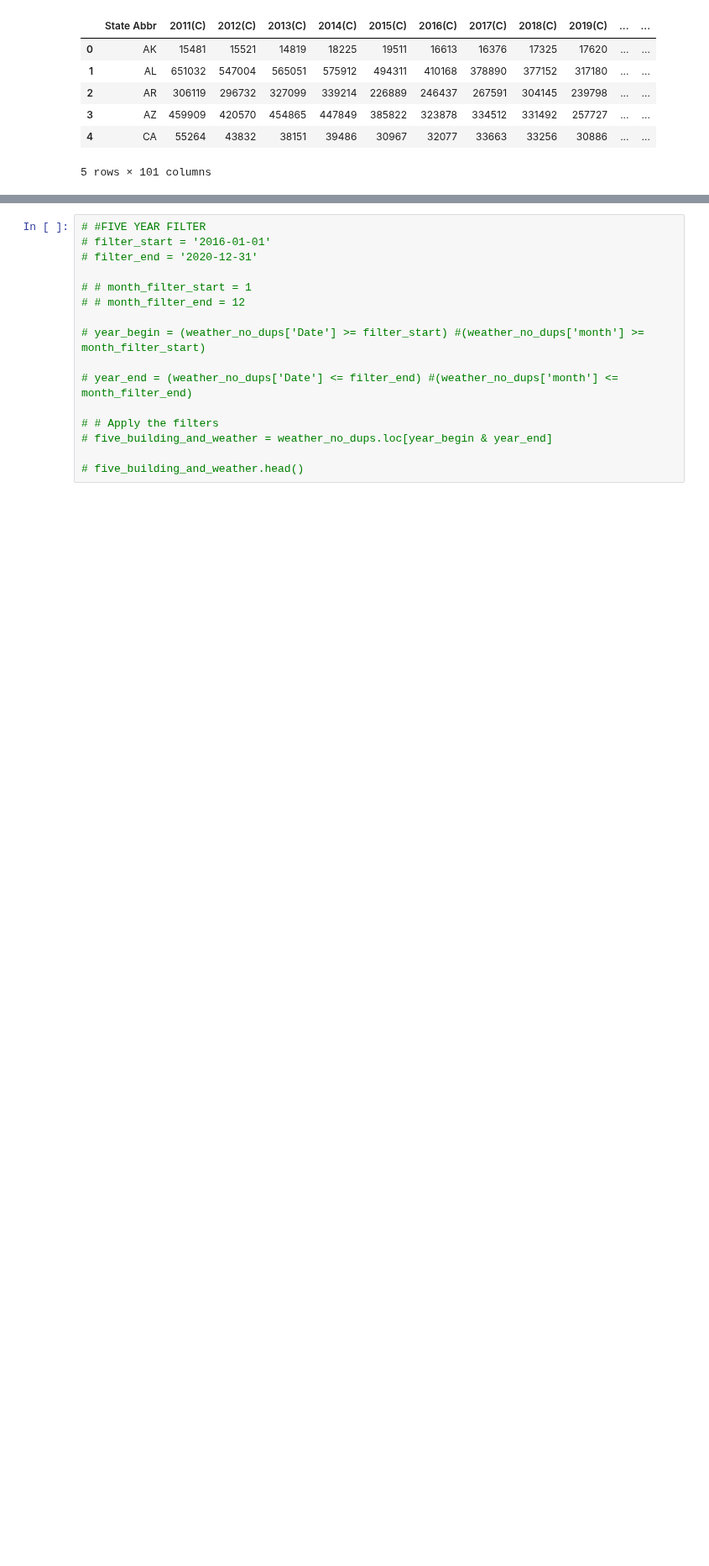
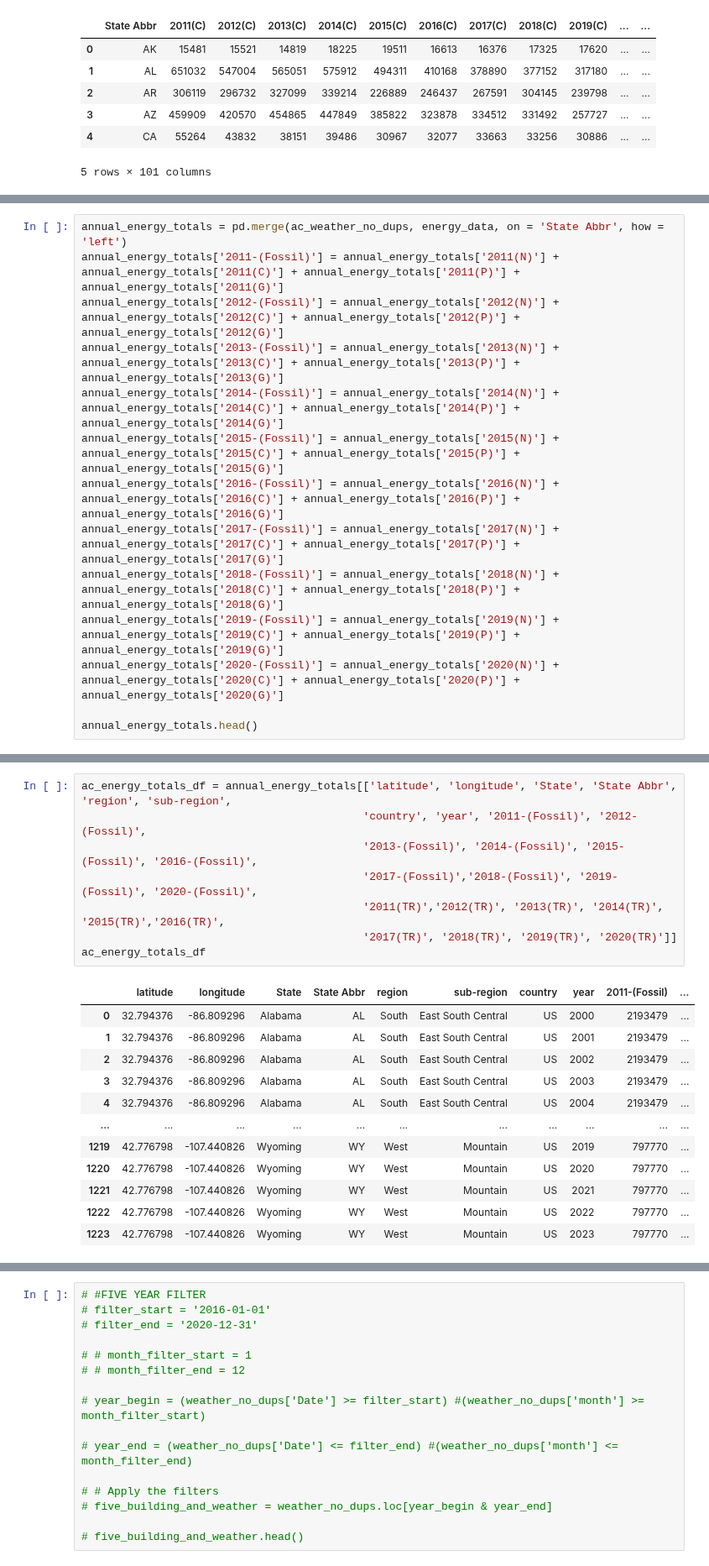
Before and after one commit to fraserclaire/Group3_Project4, a Jupyter notebook: pete files/capstone_project.ipynb, the cells around one changed output, grey strips where cells are left out. Shown at 84% size. Saved outputs shown, nothing was run; the diff lists cells and outputs as text; blank space fills up the shorter version.

```diff
--- a/pete files/capstone_project.ipynb
+++ b/pete files/capstone_project.ipynb
@@ -303,0 +340,14 @@ energy_data.head()
+# %%
+annual_energy_totals = pd.merge(ac_weather_no_dups, energy_data, on = 'State Abbr', how = 'left')
+annual_energy_totals['2011-(Fossil)'] = annual_energy_totals['2011(N)'] + annual_energy_totals['2011(C)'] + annual_energy_totals['2011(P)'] + annual_energy_totals['2011(G)']
+annual_energy_totals['2012-(Fossil)'] = annual_energy_totals['2012(N)'] + annual_energy_totals['2012(C)'] + annual_energy_totals['2012(P)'] + annual_energy_totals['2012(G)']
+annual_energy_totals['2013-(Fossil)'] = annual_energy_totals['2013(N)'] + annual_energy_totals['2013(C)'] + annual_energy_totals['2013(P)'] + annual_energy_totals['2013(G)']
+annual_energy_totals['2014-(Fossil)'] = annual_energy_totals['2014(N)'] + annual_energy_totals['2014(C)'] + annual_energy_totals['2014(P)'] + annual_energy_totals['2014(G)']
+annual_energy_totals['2015-(Fossil)'] = annual_energy_totals['2015(N)'] + annual_energy_totals['2015(C)'] + annual_energy_totals['2015(P)'] + annual_energy_totals['2015(G)']
+annual_energy_totals['2016-(Fossil)'] = annual_energy_totals['2016(N)'] + annual_energy_totals['2016(C)'] + annual_energy_totals['2016(P)'] + annual_energy_totals['2016(G)']
+annual_energy_totals['2017-(Fossil)'] = annual_energy_totals['2017(N)'] + annual_energy_totals['2017(C)'] + annual_energy_totals['2017(P)'] + annual_energy_totals['2017(G)']
+annual_energy_totals['2018-(Fossil)'] = annual_energy_totals['2018(N)'] + annual_energy_totals['2018(C)'] + annual_energy_totals['2018(P)'] + annual_energy_totals['2018(G)']
+annual_energy_totals['2019-(Fossil)'] = annual_energy_totals['2019(N)'] + annual_energy_totals['2019(C)'] + annual_energy_totals['2019(P)'] + annual_energy_totals['2019(G)']
+annual_energy_totals['2020-(Fossil)'] = annual_energy_totals['2020(N)'] + annual_energy_totals['2020(C)'] + annual_energy_totals['2020(P)'] + annual_energy_totals['2020(G)']
+
+annual_energy_totals.head()
@@ -303,0 +362,21 @@ energy_data.head()
+# %%
+ac_energy_totals_df = annual_energy_totals[['latitude', 'longitude', 'State', 'State Abbr', 'region', 'sub-region',
+                                           'country', 'year', '2011-(Fossil)', '2012-(Fossil)',
+                                           '2013-(Fossil)', '2014-(Fossil)', '2015-(Fossil)', '2016-(Fossil)',
+                                           '2017-(Fossil)','2018-(Fossil)', '2019-(Fossil)', '2020-(Fossil)',
+                                           '2011(TR)','2012(TR)', '2013(TR)', '2014(TR)', '2015(TR)','2016(TR)',
+                                           '2017(TR)', '2018(TR)', '2019(TR)', '2020(TR)']]
+ac_energy_totals_df
+# %% [output]
+|  | latitude | longitude | State | State Abbr | region | sub-region | country | year | 2011-(Fossil) | ... |
+| 0 | 32.794376 | -86.809296 | Alabama | AL | South | East South Central | US | 2000 | 2193479 | ... |
+| 1 | 32.794376 | -86.809296 | Alabama | AL | South | East South Central | US | 2001 | 2193479 | ... |
+| 2 | 32.794376 | -86.809296 | Alabama | AL | South | East South Central | US | 2002 | 2193479 | ... |
+| 3 | 32.794376 | -86.809296 | Alabama | AL | South | East South Central | US | 2003 | 2193479 | ... |
+| 4 | 32.794376 | -86.809296 | Alabama | AL | South | East South Central | US | 2004 | 2193479 | ... |
+| ... | ... | ... | ... | ... | ... | ... | ... | ... | ... | ... |
+| 1219 | 42.776798 | -107.440826 | Wyoming | WY | West | Mountain | US | 2019 | 797770 | ... |
+| 1220 | 42.776798 | -107.440826 | Wyoming | WY | West | Mountain | US | 2020 | 797770 | ... |
+| 1221 | 42.776798 | -107.440826 | Wyoming | WY | West | Mountain | US | 2021 | 797770 | ... |
+| 1222 | 42.776798 | -107.440826 | Wyoming | WY | West | Mountain | US | 2022 | 797770 | ... |
+| 1223 | 42.776798 | -107.440826 | Wyoming | WY | West | Mountain | US | 2023 | 797770 | ... |
```
Also changed, not shown: parts of 11 cells of this notebook, 4 other files.
